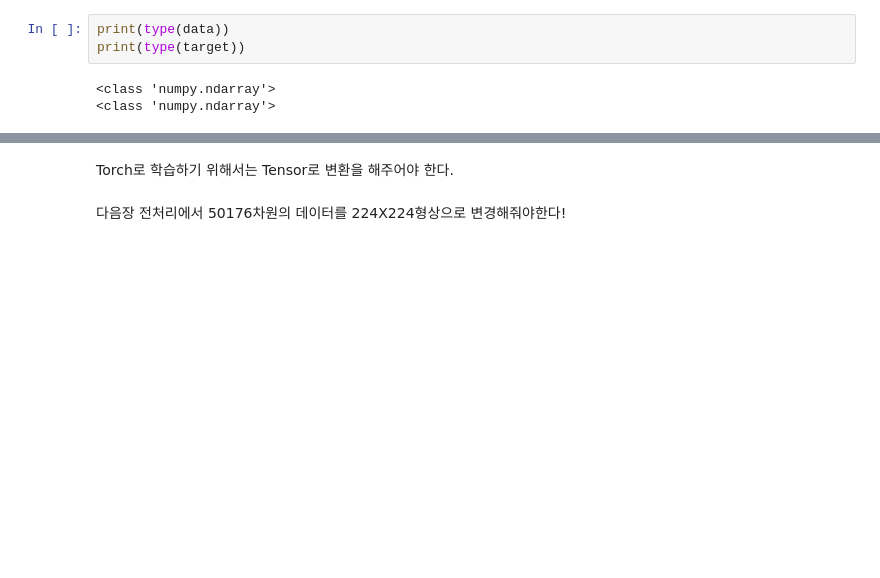
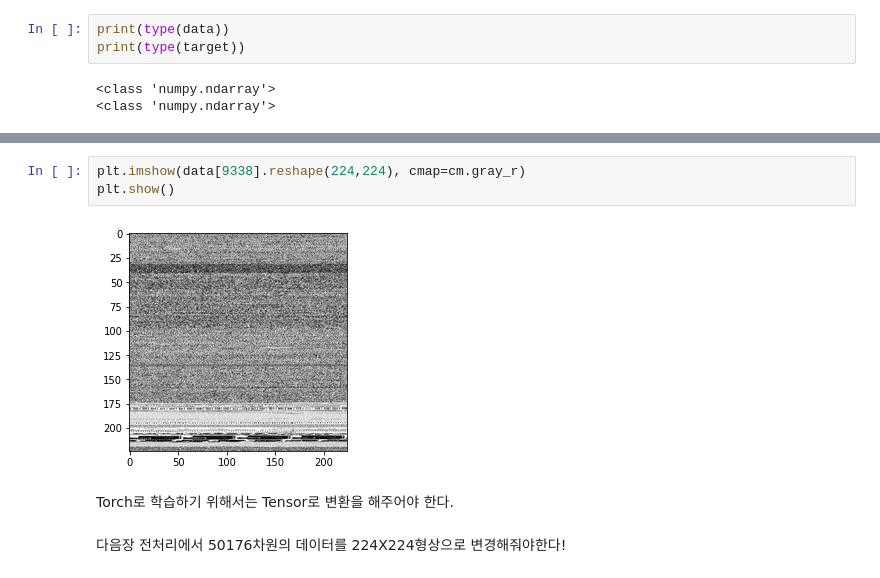
Before and after one commit to Steve-YJ/graduate_paper, a Jupyter notebook: 03. Classifier/3-2. LeNet.ipynb, the cells around one changed output, grey strips where cells are left out. Saved outputs shown, nothing was run; the diff lists cells and outputs as text; blank space fills up the shorter version.

```diff
--- a/03. Classifier/3-2. LeNet.ipynb
+++ b/03. Classifier/3-2. LeNet.ipynb
@@ -80,3 +92,8 @@ print(type(target))
+# %%
+plt.imshow(data[9338].reshape(224,224), cmap=cm.gray_r)
+plt.show()
+# %% [output]
+[figure, added]
 # %% [markdown]
 Torch로 학습하기 위해서는 Tensor로 변환을 해주어야 한다.
 # %% [markdown]
```
Also changed, not shown: parts of 62 cells of this notebook, 2 other files.
